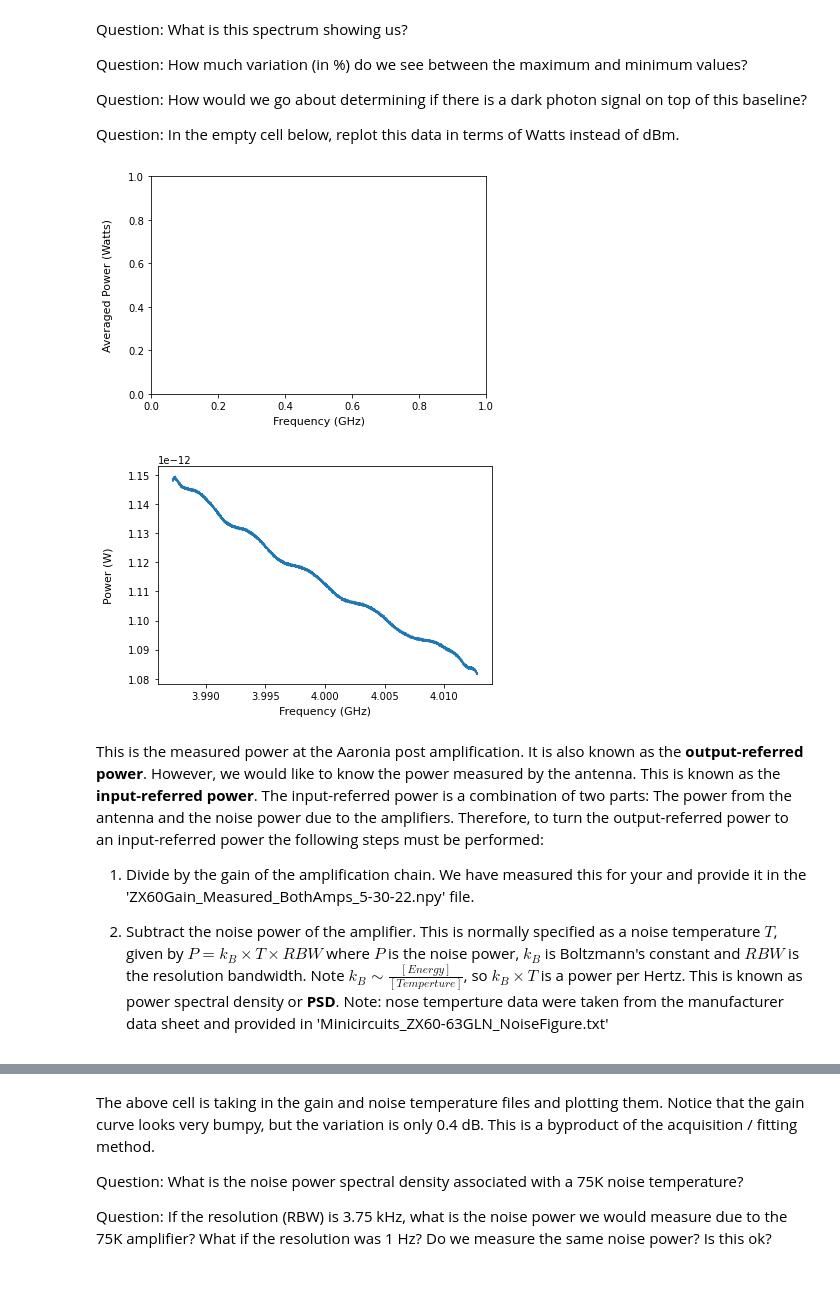
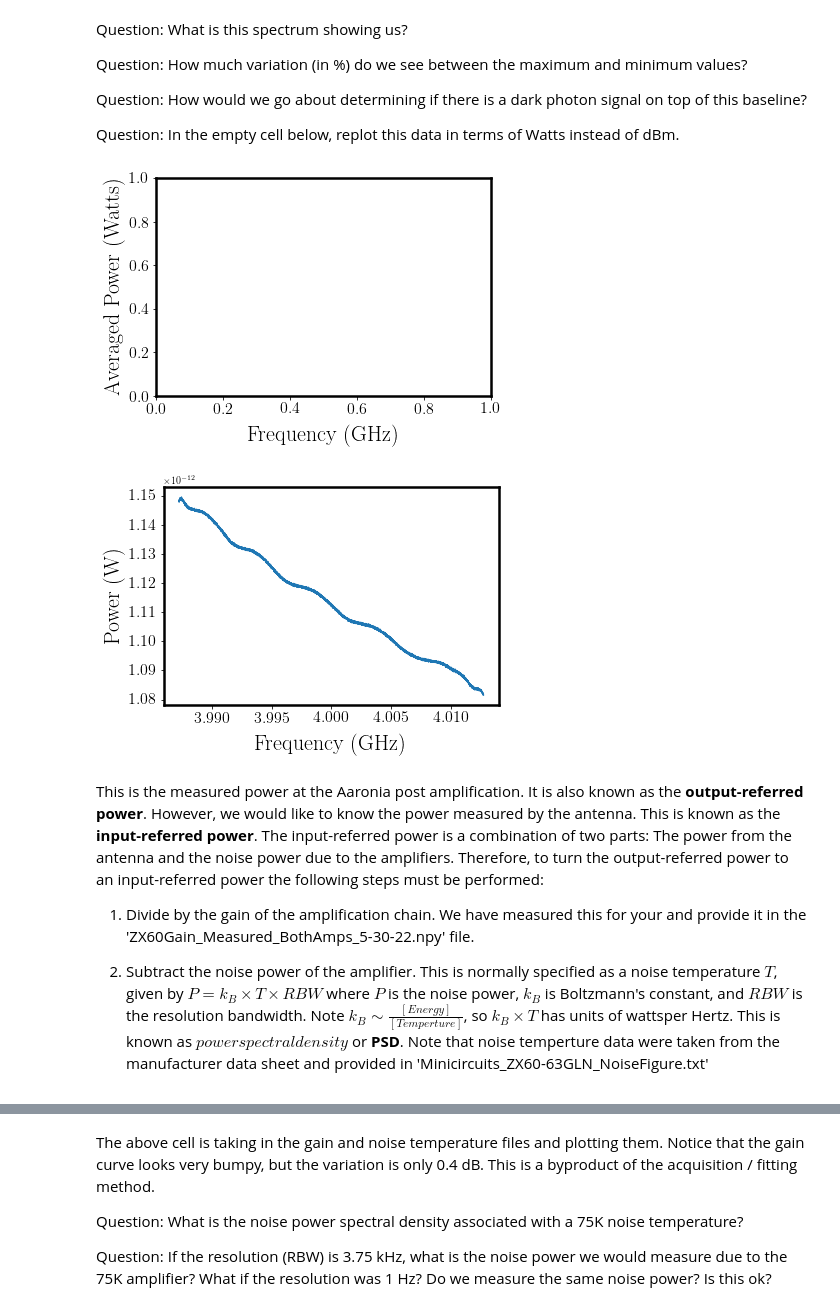
Before and after one commit to josephmlev/darkRadio, a Jupyter notebook: HEPCAT_2022/HEPCAT_Analysis.ipynb, the cells around one changed output, grey strips where cells are left out. Cells and saved outputs as stored; diff of their text form; code cells hidden in the pictures; blank space fills up the shorter version.

```diff
--- a/HEPCAT_2022/HEPCAT_Analysis.ipynb
+++ b/HEPCAT_2022/HEPCAT_Analysis.ipynb
@@ -22,10 +22,12 @@ def gaus(x,a,x0,sigma):
     return a*np.exp(-(x-x0)**2/(2*sigma**2))
 
 # Label setup for plots
-label_font = {'fontname':'Arial', 'size':'11', 'color':'black', 'weight':'normal',
+label_font = {'fontname':'Arial', 'size':'22', 'color':'black', 'weight':'normal',
           'verticalalignment':'bottom'}
 title_font = {'fontname':'sans-serif', 'size':'16', 'color':'black', 'weight':'bold'}
-legend_font = {'family':'sans-serif', 'size':'10', 'style':'normal'}
+legend_font = {'family':'sans-serif', 'size':'20', 'style':'normal'}
+tickSize = 16
+labelpadVal = 30
 # %% [markdown]
 This Jupyter notebook will load in and analyze the data taken by the Spectran V6 spectrum analyzer. By this time, you should have successfully taken about 1 day of data that has been saved in a .CSV file. You will now analyze these data to look candidate dark photon signals and set a limit on the dark photon coupling strength, $\varepsilon$
 over the frequency span you took data. We start by first loading this data into a dataframe.
@@ -79,32 +83,32 @@ Question: How would we go about determining if there is a dark photon signal
 
 Question: In the empty cell below, replot this data in terms of Watts instead of dBm.
 # %%
-#Note to Ben; you can remove this and change the last question above.
-#I just thought it was weird to ask them to do something and then do it.
-#I do like the interactive feeling it gives and this should only take 2 minutes
-
 ###############Your code here###############
 
 
 
 
 
 ############################################
 
 
-plt.xlabel('Frequency (GHz)', labelpad = 15, **label_font)
-plt.ylabel('Averaged Power (Watts)', labelpad = 15, **label_font)
+plt.xlabel('Frequency (GHz)', labelpad = labelpadVal, **label_font)
+plt.ylabel('Averaged Power (Watts)', **label_font)
+plt.xticks(fontsize = tickSize)
+plt.yticks(fontsize = tickSize)
 plt.show()
 # %% [output]
-[figure, old version]
+[figure, new version]
 # %%
 dataLin = (amps/1000.)
 plt.plot(dataFreqs/10**9, dataLin)
-plt.xlabel('Frequency (GHz)', labelpad = 15, **label_font)
-plt.ylabel('Power (W)', labelpad = 15, **label_font)
+plt.xlabel('Frequency (GHz)', labelpad = labelpadVal, **label_font)
+plt.ylabel('Power (W)', **label_font)
+plt.xticks(fontsize = tickSize)
+plt.yticks(fontsize = tickSize)
 plt.show()
 # %% [output]
-[figure, old version]
+[figure, new version]
 # %% [markdown]
 This is the measured power at the Aaronia post amplification. It is also known as the **output-referred power**.
 However, we would like to know the power measured by the antenna. This is known
@@ -115,7 +119,7 @@ performed:
 1) Divide by the gain of the amplification chain. We have measured this for your and provide it in the 'ZX60Gain_Measured_BothAmps_5-30-22.npy' file.
 
 2) Subtract the noise power of the amplifier. This is normally specified as a noise temperature $T$, given by $P = k_{B} \times T \times RBW$ where $P$ is the noise power, $k_{B}$ is Boltzmann's
-constant and $RBW$ is the resolution bandwidth. Note $k_{B} \sim \frac{[Energy]}{[Temperture]}$, so $k_{B} \times T$ is a power per Hertz. This is known as power spectral density or **PSD**. Note: nose temperture data were taken from the manufacturer data sheet and provided in 'Minicircuits_ZX60-63GLN_NoiseFigure.txt'
+constant, and $RBW$ is the resolution bandwidth. Note $k_{B} \sim \frac{[Energy]}{[Temperture]}$, so $k_{B} \times T$ has units of wattsper Hertz. This is known as $power spectral density$ or **PSD**. Note that noise temperture data were taken from the manufacturer data sheet and provided in 'Minicircuits_ZX60-63GLN_NoiseFigure.txt'
 # %%
 gainFile = 'ZX60Gain_Measured_BothAmps_5-30-22.npy'
 nfFile = 'Minicircuits_ZX60-63GLN_NoiseFigure.txt'
```
Also changed, not shown: parts of 13 cells of this notebook.
